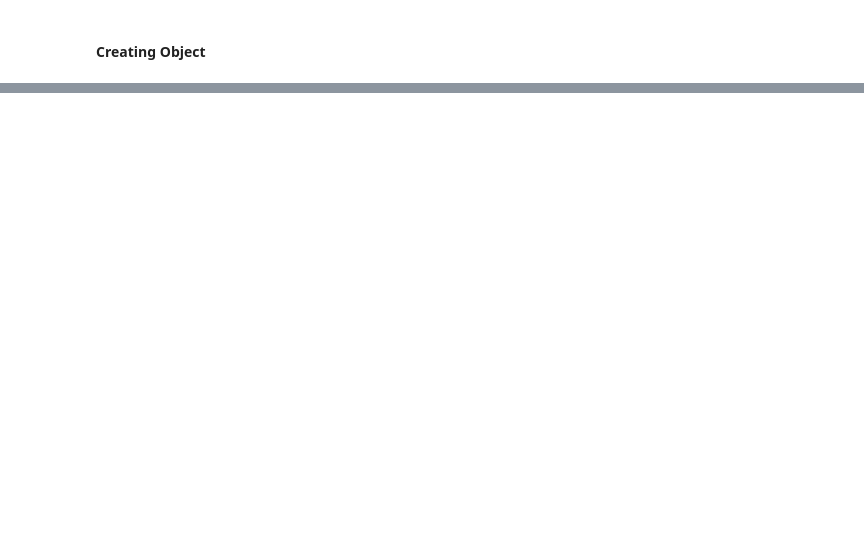
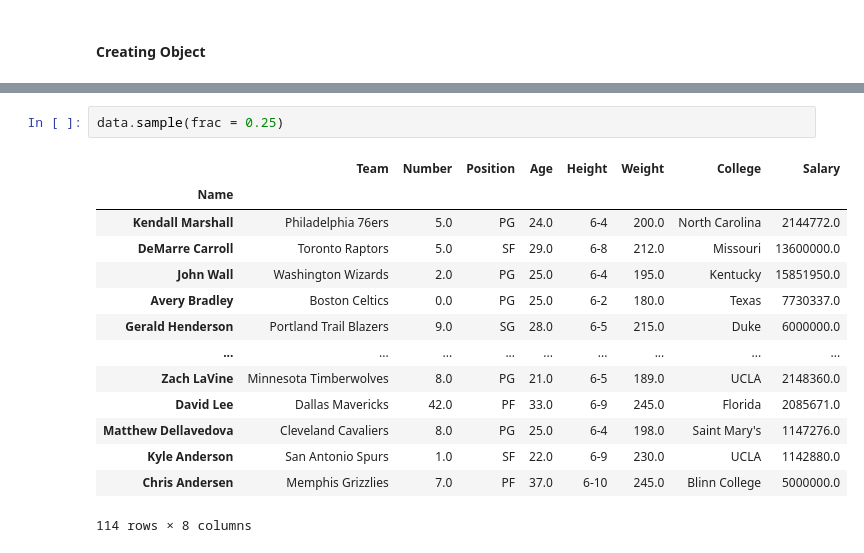
Before and after one commit to Gost2017/Data_Mining, a Jupyter notebook: Code/Pandas.ipynb, the cells around one changed output, grey strips where cells are left out. Drawn from its saved outputs; the diff is of its cells as text; blank space fills up the shorter version.

```diff
--- a/Code/Pandas.ipynb
+++ b/Code/Pandas.ipynb
@@ -72,0 +180,17 @@ Name: R.J. Hunter, dtype: object
+# %%
+data.sample(frac = 0.25)
+# %% [output]
+|  | Team | Number | Position | Age | Height | Weight | College | Salary |
+| Name |  |  |  |  |  |  |  |  |
+| Kendall Marshall | Philadelphia 76ers | 5.0 | PG | 24.0 | 6-4 | 200.0 | North Carolina | 2144772.0 |
+| DeMarre Carroll | Toronto Raptors | 5.0 | SF | 29.0 | 6-8 | 212.0 | Missouri | 13600000.0 |
+| John Wall | Washington Wizards | 2.0 | PG | 25.0 | 6-4 | 195.0 | Kentucky | 15851950.0 |
+| Avery Bradley | Boston Celtics | 0.0 | PG | 25.0 | 6-2 | 180.0 | Texas | 7730337.0 |
+| Gerald Henderson | Portland Trail Blazers | 9.0 | SG | 28.0 | 6-5 | 215.0 | Duke | 6000000.0 |
+| ... | ... | ... | ... | ... | ... | ... | ... | ... |
+| Zach LaVine | Minnesota Timberwolves | 8.0 | PG | 21.0 | 6-5 | 189.0 | UCLA | 2148360.0 |
+| David Lee | Dallas Mavericks | 42.0 | PF | 33.0 | 6-9 | 245.0 | Florida | 2085671.0 |
+| Matthew Dellavedova | Cleveland Cavaliers | 8.0 | PG | 25.0 | 6-4 | 198.0 | Saint Mary's | 1147276.0 |
+| Kyle Anderson | San Antonio Spurs | 1.0 | SF | 22.0 | 6-9 | 230.0 | UCLA | 1142880.0 |
+| Chris Andersen | Memphis Grizzlies | 7.0 | PF | 37.0 | 6-10 | 245.0 | Blinn College | 5000000.0 |
+114 rows × 8 columns
```
Also changed, not shown: parts of 32 cells of this notebook, 1 other file.
